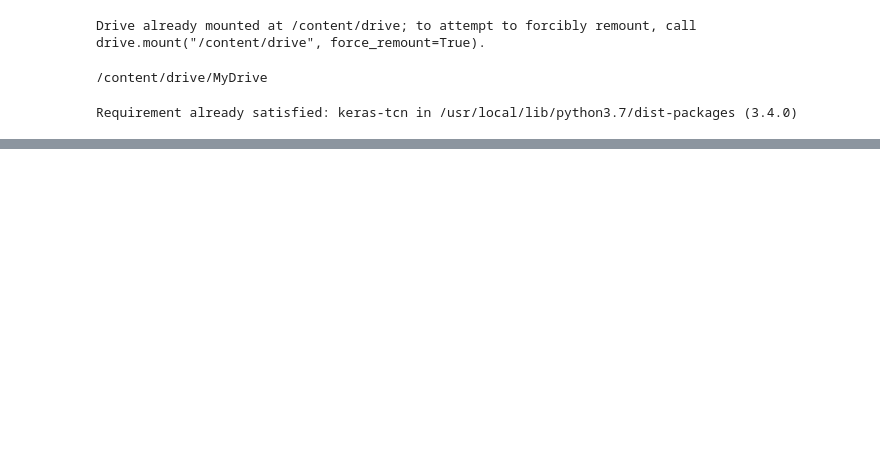
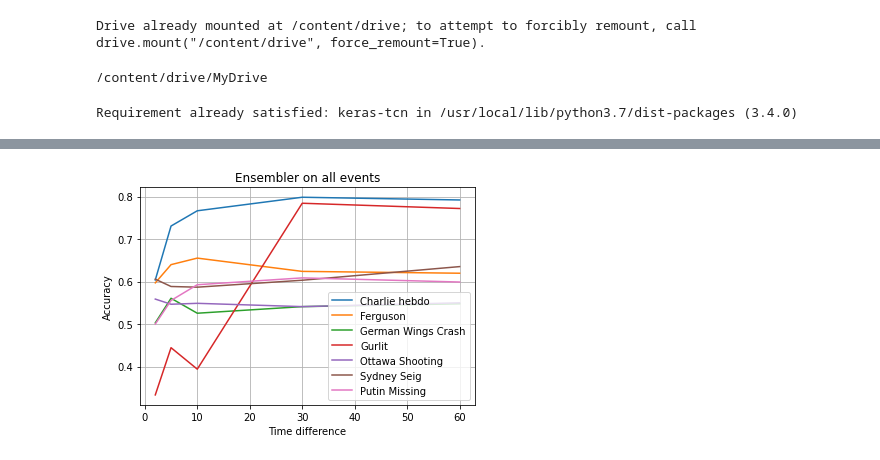
Before and after one commit to alidevhere/twitter-rumors, a Jupyter notebook: twitter.ipynb, the cells around one changed output, grey strips where cells are left out. Drawn from its saved outputs; the diff is of its cells as text; code cells hidden in the pictures; blank space fills up the shorter version.

```diff
--- a/twitter.ipynb
+++ b/twitter.ipynb
@@ -379,0 +508,20 @@ if __name__ == "__main__":
+# %%
+def plot_ensembler_1():
+    time = [2,5,10,30,60]
+    import matplotlib.pyplot as plt
+    plt.plot(time,[0.603864734,0.730696798,0.766573296,0.798435055,0.792033954], label='Charlie hebdo')
+    plt.plot(time,[0.597014925,0.639846743,0.655238095,0.623991935,0.61965812], label='Ferguson')
+    plt.plot(time,[0.502923977,0.560706402,0.525555556,0.541062802,0.54776848], label='German Wings Crash')
+    plt.plot(time,[0.333333333,0.444444444,0.393939394,0.784313725,0.771929825], label='Gurlit')
+    plt.plot(time,[0.558823529,0.546666667,0.548850575,0.541073384,0.550045914], label='Ottawa Shooting')
+    plt.plot(time,[0.605633803,0.588454376,0.586815227,0.603159252,0.635243706], label='Sydney Seig')
+    plt.plot(time,[0.5,0.555555556,0.592592593,0.608695652,0.598958333], label='Putin Missing')
+    x_axis = 'time stamp'
+    y_axis = 'accuracy'
+    plt.xlabel('Time difference')
+    plt.ylabel('Accuracy')
+    plt.title('Ensembler on all events')
+    plt.grid(True)
+    plt.legend()
+# %% [output]
+[figure, added]
```
Also changed, not shown: parts of 13 cells of this notebook.
